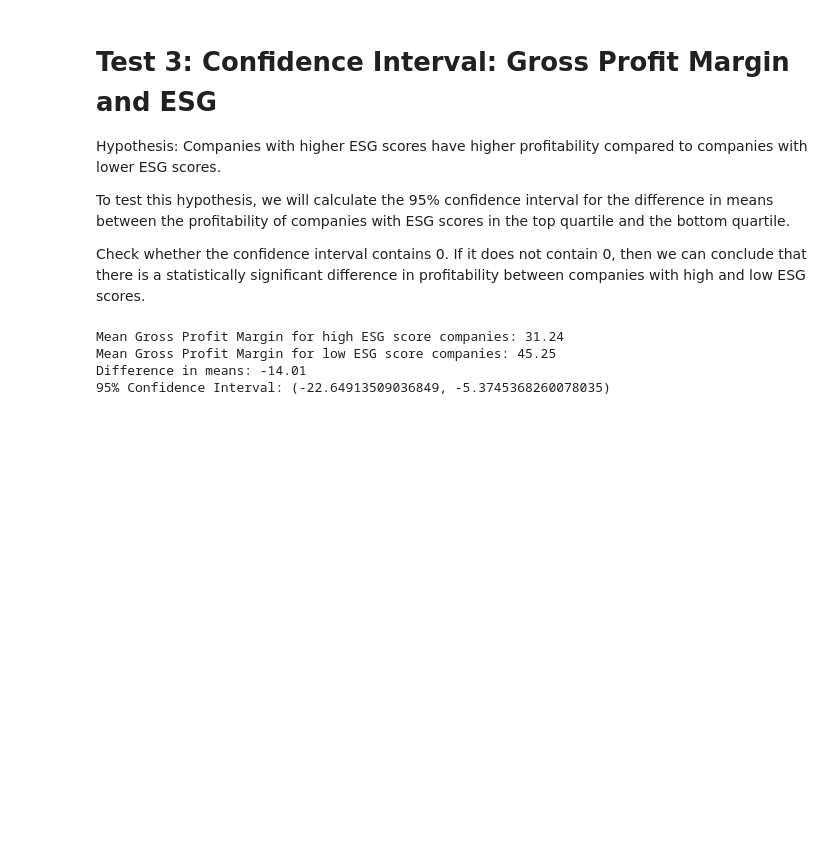
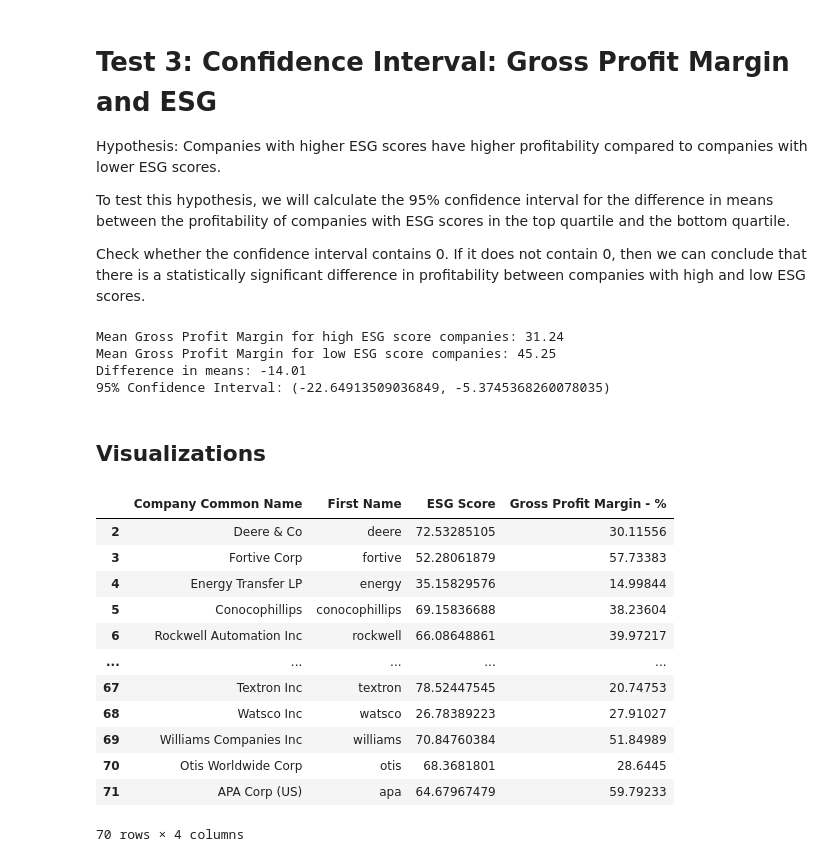
Before and after one commit to zoeychenrui/CS-216-Project, a Jupyter notebook: Corporate Sustainbility.ipynb, the cells around one changed output. Saved outputs shown, nothing was run; the diff lists cells and outputs as text; code cells hidden in the pictures; blank space fills up the shorter version.

```diff
--- a/Corporate Sustainbility.ipynb
+++ b/Corporate Sustainbility.ipynb
@@ -273,3 +279,21 @@ Mean Gross Profit Margin for high ESG score companies: 31.24
 Mean Gross Profit Margin for low ESG score companies: 45.25
 Difference in means: -14.01
 95% Confidence Interval: (-22.64913509036849, -5.3745368260078035)
+# %% [markdown]
+## Visualizations
+# %%
+filtered_df
+# %% [output]
+|  | Company Common Name | First Name | ESG Score | Gross Profit Margin - % |
+| 2 | Deere & Co | deere | 72.53285105 | 30.11556 |
+| 3 | Fortive Corp | fortive | 52.28061879 | 57.73383 |
+| 4 | Energy Transfer LP | energy | 35.15829576 | 14.99844 |
+| 5 | Conocophillips | conocophillips | 69.15836688 | 38.23604 |
+| 6 | Rockwell Automation Inc | rockwell | 66.08648861 | 39.97217 |
+| ... | ... | ... | ... | ... |
+| 67 | Textron Inc | textron | 78.52447545 | 20.74753 |
+| 68 | Watsco Inc | watsco | 26.78389223 | 27.91027 |
+| 69 | Williams Companies Inc | williams | 70.84760384 | 51.84989 |
+| 70 | Otis Worldwide Corp | otis | 68.3681801 | 28.6445 |
+| 71 | APA Corp (US) | apa | 64.67967479 | 59.79233 |
+70 rows × 4 columns
```
Also changed, not shown: parts of 5 cells of this notebook.
